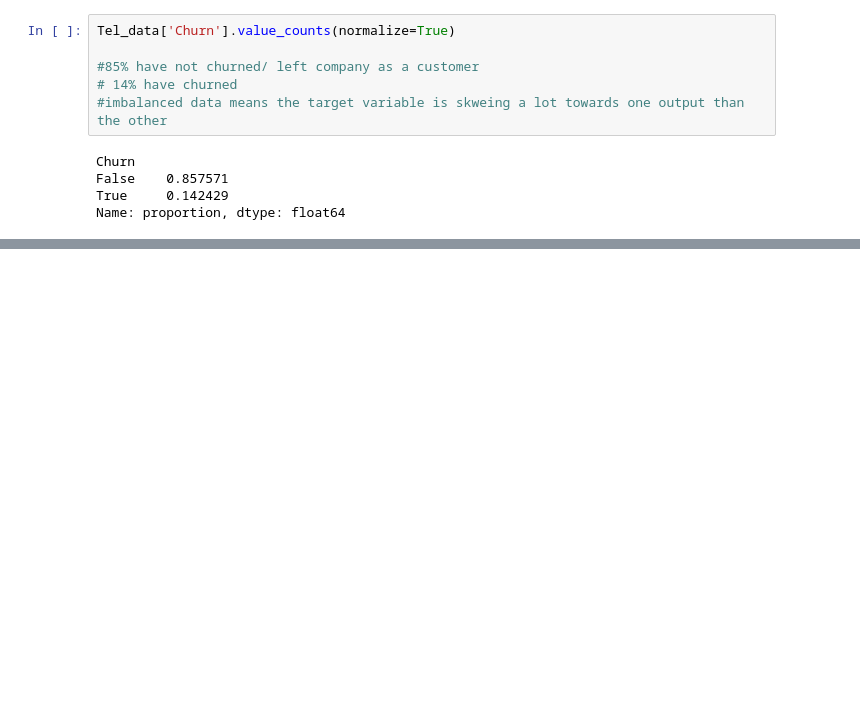
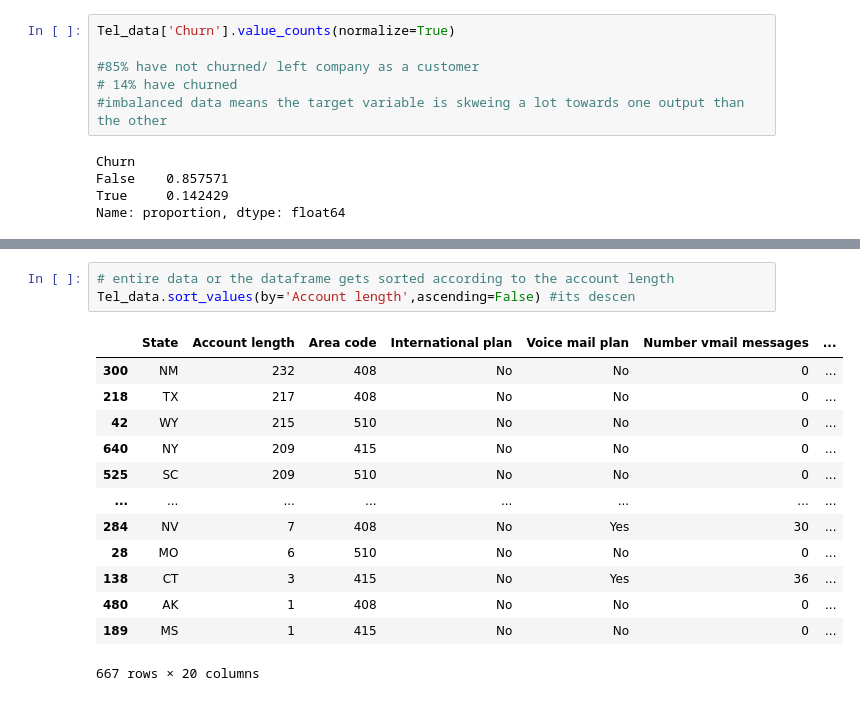
Before and after one commit to NikitaaArora/Ineuron, a Jupyter notebook: EDA/file.ipynb, the cells around one changed output, grey strips where cells are left out. Cells and saved outputs as stored; diff of their text form; blank space fills up the shorter version.

```diff
--- a/EDA/file.ipynb
+++ b/EDA/file.ipynb
@@ -326,0 +345,17 @@ Name: proportion, dtype: float64
+# %%
+# entire data or the dataframe gets sorted according to the account length
+Tel_data.sort_values(by='Account length',ascending=False) #its descen
+# %% [output]
+|  | State | Account length | Area code | International plan | Voice mail plan | Number vmail messages | ... |
+| 300 | NM | 232 | 408 | No | No | 0 | ... |
+| 218 | TX | 217 | 408 | No | No | 0 | ... |
+| 42 | WY | 215 | 510 | No | No | 0 | ... |
+| 640 | NY | 209 | 415 | No | No | 0 | ... |
+| 525 | SC | 209 | 510 | No | No | 0 | ... |
+| ... | ... | ... | ... | ... | ... | ... | ... |
+| 284 | NV | 7 | 408 | No | Yes | 30 | ... |
+| 28 | MO | 6 | 510 | No | No | 0 | ... |
+| 138 | CT | 3 | 415 | No | Yes | 36 | ... |
+| 480 | AK | 1 | 408 | No | No | 0 | ... |
+| 189 | MS | 1 | 415 | No | No | 0 | ... |
+667 rows × 20 columns
```
Also changed, not shown: parts of 6 cells of this notebook.
